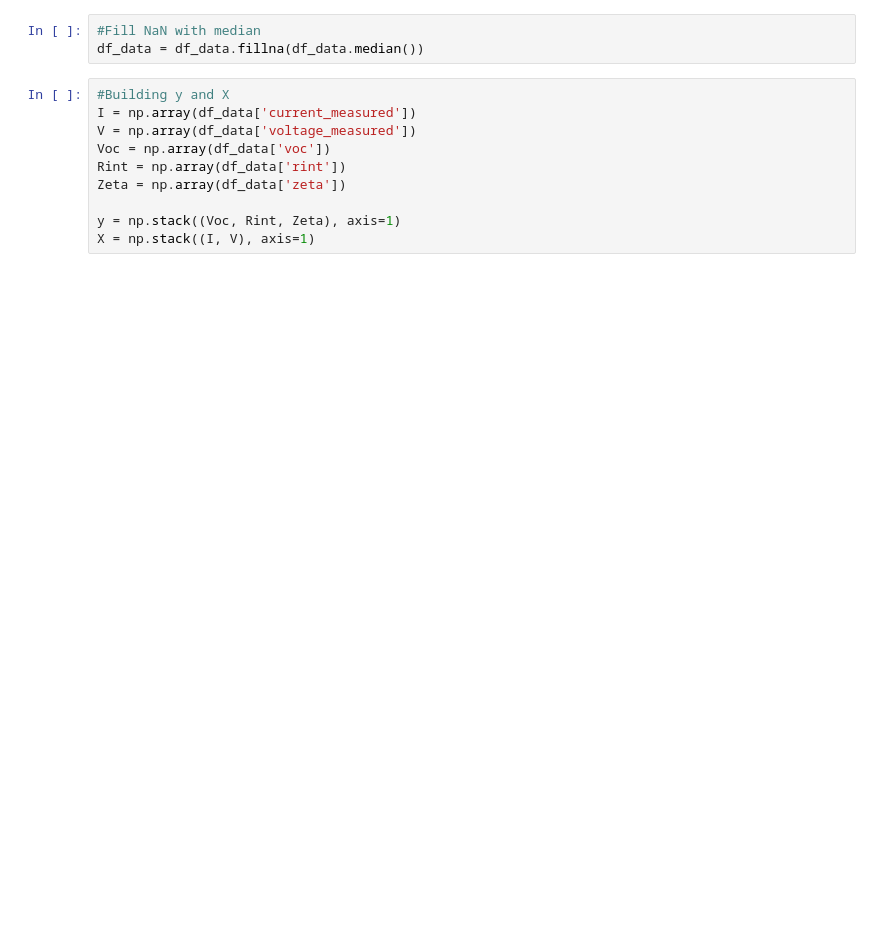
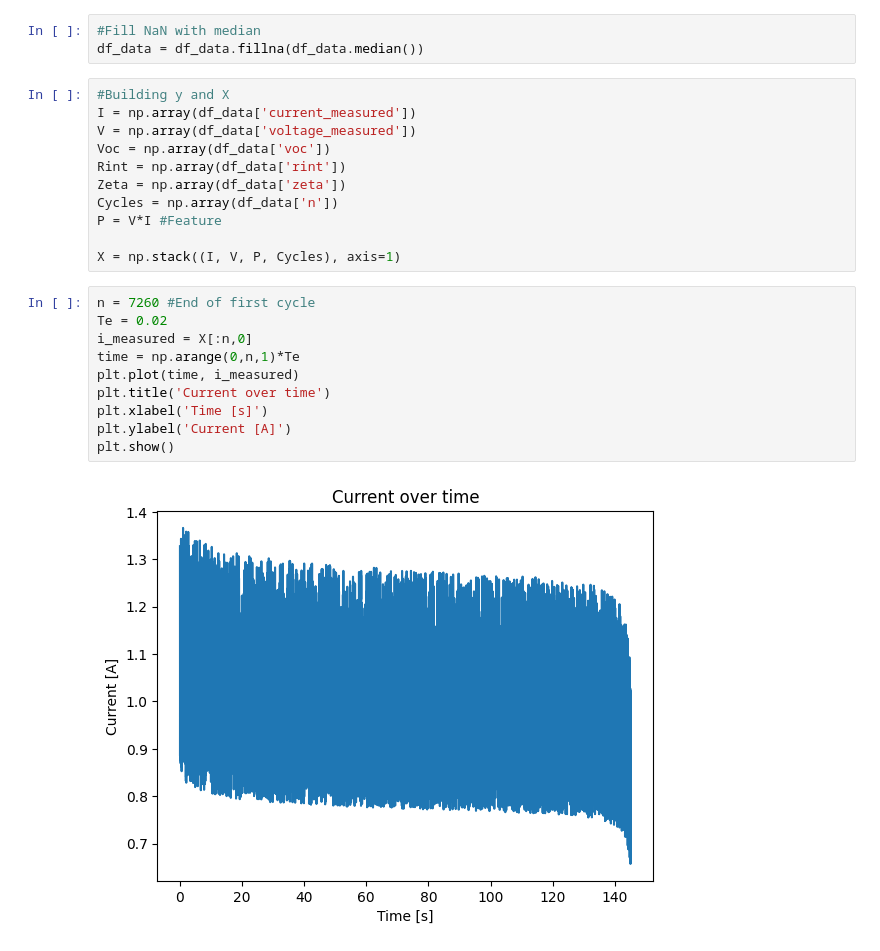
Before and after one commit to douglasmmachado/BatterySoC-Prediction, a Jupyter notebook: NN.ipynb, the cells around one changed output. Cells and saved outputs as stored; diff of their text form; blank space fills up the shorter version.

```diff
--- a/NN.ipynb
+++ b/NN.ipynb
@@ -88,6 +42,19 @@ V = np.array(df_data['voltage_measured'])
 Voc = np.array(df_data['voc'])
 Rint = np.array(df_data['rint'])
 Zeta = np.array(df_data['zeta'])
+Cycles = np.array(df_data['n'])
+P = V*I #Feature
 
-y = np.stack((Voc, Rint, Zeta), axis=1)
-X = np.stack((I, V), axis=1)
+X = np.stack((I, V, P, Cycles), axis=1)
+# %%
+n = 7260 #End of first cycle
+Te = 0.02
+i_measured = X[:n,0]
+time = np.arange(0,n,1)*Te
+plt.plot(time, i_measured)
+plt.title('Current over time')
+plt.xlabel('Time [s]')
+plt.ylabel('Current [A]')
+plt.show()
+# %% [output]
+[figure, added]
```
Also changed, not shown: parts of 21 cells of this notebook.
